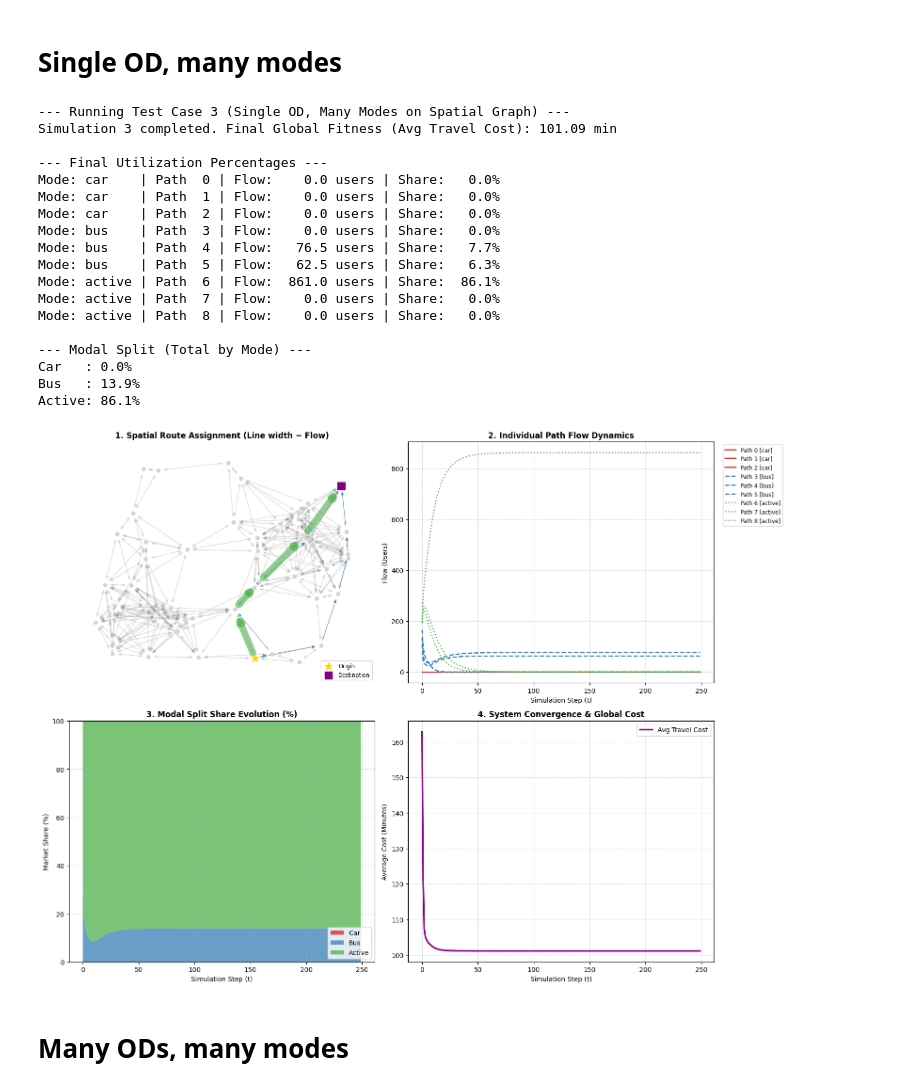
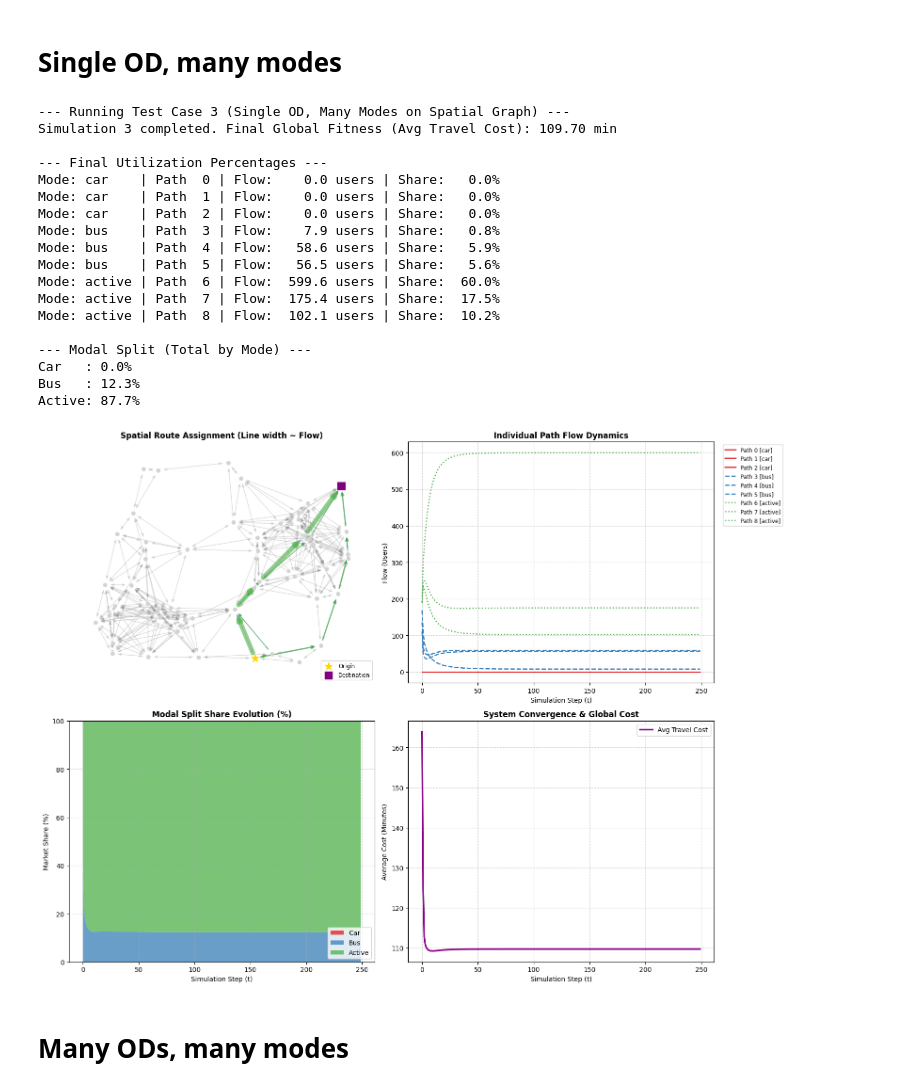
Before and after one commit to alessiopitteri/network_congestion_game, a Jupyter notebook: multimodal_replicator_od/model.ipynb, the cells around one changed output. Cells and saved outputs as stored; diff of their text form; code cells hidden in the pictures.

```diff
--- a/multimodal_replicator_od/model.ipynb
+++ b/multimodal_replicator_od/model.ipynb
@@ -21,7 +21,7 @@ G_city = create_multimodal_spatial(
 # Define the M matrix for cross-modal congestion impacts
 # M[impacted_mode][impacting_mode] represents how congestion in one mode affects travel times in another mode.
 M_matrix_base = {
-    'active': {'active': 0.01, 'bus': 0.005, 'car': 0.005},
+    'active': {'active': 0.05, 'bus': 0.02, 'car': 0.02},
     'bus':    {'active': 0.20, 'bus': 1.00,  'car': 0.90},
     'car':    {'active': 0.20, 'bus': 0.90,  'car': 2.00}
 }
@@ -270,19 +270,19 @@ from replicator_dynamics import ReplicatorDynamicsSimulator
 
 print("--- Running Test Case 3 (Single OD, Many Modes on Spatial Graph) ---")
 
-# 1. Define available transportation modes
+# Define available transportation modes
 modes_3 = ['car', 'bus', 'active']
 
-# 2. Select valid origin and destination nodes from G_city
+# Select valid origin and destination nodes from G_city
 nodes_list = list(G_city.nodes())
 orig_node = nodes_list[0]
 dest_node = nodes_list[-1]
 
-# 3. Define the single OD pair
+# Define the single OD pair
 total_demand = 1000
 od_pairs_3 = [{'orig': orig_node, 'dest': dest_node, 'demand': total_demand, 'rho': 0.02}]
 
-# 4. Define cross-modal congestion impact matrix M
+# Define cross-modal congestion impact matrix M
 
 # Apply scaling factor k to the congestion impact matrix
 k = 0.1
@@ -291,7 +291,7 @@ M_matrix_3 = {
     for mode1 in modes_3
 }
 
-# 5. Initialize and run the replicator dynamics simulator on G_city
+# Initialize and run the replicator dynamics simulator on G_city
 sim3 = ReplicatorDynamicsSimulator(G_city, od_pairs_3, modes_3, M_matrix_3, num_paths=3)
 sim3.run_simulation(steps=250, dt=1.0)
 
@@ -322,23 +322,23 @@ for mode, pct in mode_totals.items():
     print(f"{mode.capitalize():<6}: {pct:.1f}%")
 # %% [output]
 --- Running Test Case 3 (Single OD, Many Modes on Spatial Graph) ---
-Simulation 3 completed. Final Global Fitness (Avg Travel Cost): 101.09 min
+Simulation 3 completed. Final Global Fitness (Avg Travel Cost): 109.70 min
 
 --- Final Utilization Percentages ---
 Mode: car    | Path  0 | Flow:    0.0 users | Share:   0.0%
 Mode: car    | Path  1 | Flow:    0.0 users | Share:   0.0%
 Mode: car    | Path  2 | Flow:    0.0 users | Share:   0.0%
-Mode: bus    | Path  3 | Flow:    0.0 users | Share:   0.0%
-Mode: bus    | Path  4 | Flow:   76.5 users | Share:   7.7%
-Mode: bus    | Path  5 | Flow:   62.5 users | Share:   6.3%
-Mode: active | Path  6 | Flow:  861.0 users | Share:  86.1%
-Mode: active | Path  7 | Flow:    0.0 users | Share:   0.0%
-Mode: active | Path  8 | Flow:    0.0 users | Share:   0.0%
+Mode: bus    | Path  3 | Flow:    7.9 users | Share:   0.8%
+Mode: bus    | Path  4 | Flow:   58.6 users | Share:   5.9%
+Mode: bus    | Path  5 | Flow:   56.5 users | Share:   5.6%
+Mode: active | Path  6 | Flow:  599.6 users | Share:  60.0%
+Mode: active | Path  7 | Flow:  175.4 users | Share:  17.5%
+Mode: active | Path  8 | Flow:  102.1 users | Share:  10.2%
 
 --- Modal Split (Total by Mode) ---
 Car   : 0.0%
-Bus   : 13.9%
-Active: 86.1%
+Bus   : 12.3%
+Active: 87.7%
 # %%
 # ==========================================
 # MULTIMODAL SIMULATION DASHBOARD (TEST 3)
@@ -360,7 +360,7 @@ mode_colors = {'car': '#e41a1c', 'bus': '#377eb8', 'active': '#4daf4a'} # Red, B
 fig, axes = plt.subplots(2, 2, figsize=(16, 12))
 
 # ------------------------------------------------------------------
-# PANEL 1 (Top-Left): Spatial Path Network on G_city
+# PANEL (Top-Left): Spatial Path Network on G_city
 # ------------------------------------------------------------------
 ax1 = axes[0, 0]
 
@@ -393,12 +393,12 @@ for p in sim3.paths_info:
             ax=ax1
         )
 
-ax1.set_title("1. Spatial Route Assignment (Line width ~ Flow)", fontsize=12, fontweight='bold')
+ax1.set_title("Spatial Route Assignment (Line width ~ Flow)", fontsize=12, fontweight='bold')
 ax1.axis('off')
 ax1.legend(loc='lower right', fontsize='small')
 
 # ------------------------------------------------------------------
-# PANEL 2 (Top-Right): Path Flow Dynamics Over Time
+# PANEL (Top-Right): Path Flow Dynamics Over Time
 # ------------------------------------------------------------------
 ax2 = axes[0, 1]
 
@@ -419,14 +419,14 @@ for p in sim3.paths_info:
         label=f"Path {r_id} [{mode}]"
     )
 
-ax2.set_title("2. Individual Path Flow Dynamics", fontsize=12, fontweight='bold')
+ax2.set_title("Individual Path Flow Dynamics", fontsize=12, fontweight='bold')
 ax2.set_xlabel("Simulation Step (t)")
 ax2.set_ylabel("Flow (Users)")
 ax2.grid(True, linestyle='--', alpha=0.5)
 ax2.legend(bbox_to_anchor=(1.02, 1), loc='upper left', fontsize='small')
 
 # ------------------------------------------------------------------
-# PANEL 3 (Bottom-Left): Modal Split Evolution (Stacked Area)
+# PANEL (Bottom-Left): Modal Split Evolution (Stacked Area)
 # ------------------------------------------------------------------
 ax3 = axes[1, 0]
 
@@ -440,37 +440,37 @@ mode_shares_time = [
     (mode_flows_time[m] / total_demand) * 100.0 for m in sim3.modes
 ]
 
 ax3.stackplot(
     steps_arr,
     mode_shares_time,
     labels=[m.capitalize() for m in sim3.modes],
     colors=[mode_colors[m] for m in sim3.modes],
     alpha=0.75
 )
 
-ax3.set_title("3. Modal Split Share Evolution (%)", fontsize=12, fontweight='bold')
+ax3.set_title("Modal Split Share Evolution (%)", fontsize=12, fontweight='bold')
 ax3.set_xlabel("Simulation Step (t)")
 ax3.set_ylabel("Market Share (%)")
 ax3.set_ylim(0, 100)
 ax3.grid(True, linestyle='--', alpha=0.5)
 ax3.legend(loc='lower right')
 
 # ------------------------------------------------------------------
-# PANEL 4 (Bottom-Right): System Average Cost (Global Fitness)
+# PANEL (Bottom-Right): System Average Cost (Global Fitness)
 # ------------------------------------------------------------------
 ax4 = axes[1, 1]
 
 ax4.plot(steps_arr, history_fitness, color='darkmagenta', linewidth=2.5, label='Avg Travel Cost')
-ax4.set_title("4. System Convergence & Global Cost", fontsize=12, fontweight='bold')
+ax4.set_title("System Convergence & Global Cost", fontsize=12, fontweight='bold')
 ax4.set_xlabel("Simulation Step (t)")
 ax4.set_ylabel("Average Cost (Minutes)")
 ax4.grid(True, linestyle='--', alpha=0.5)
 ax4.legend(loc='upper right')
 
 plt.tight_layout()
 plt.show()
 # %% [output]
-[figure, old version]
+[figure, new version]
 # %% [markdown]
 # Many ODs, many modes
 # %%
```
Also changed, not shown: parts of 5 cells of this notebook, 9 other files.
